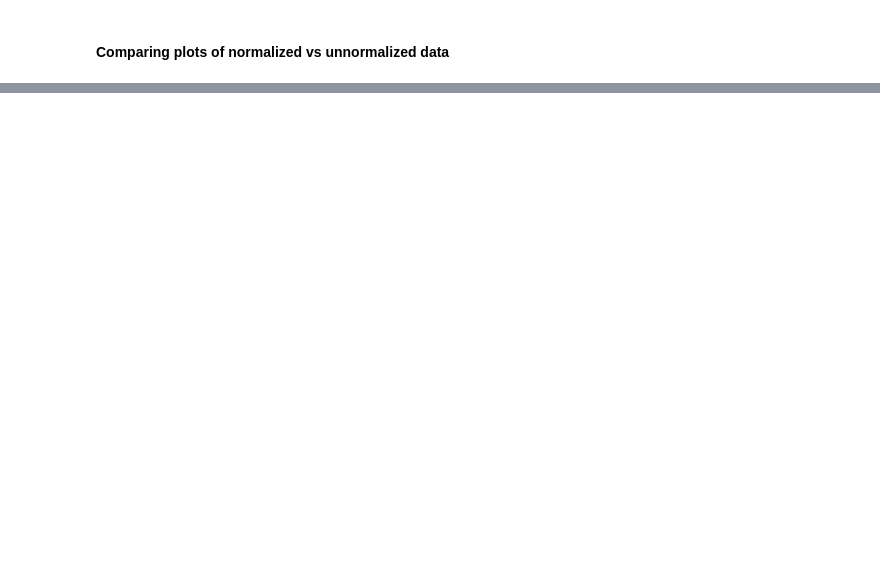
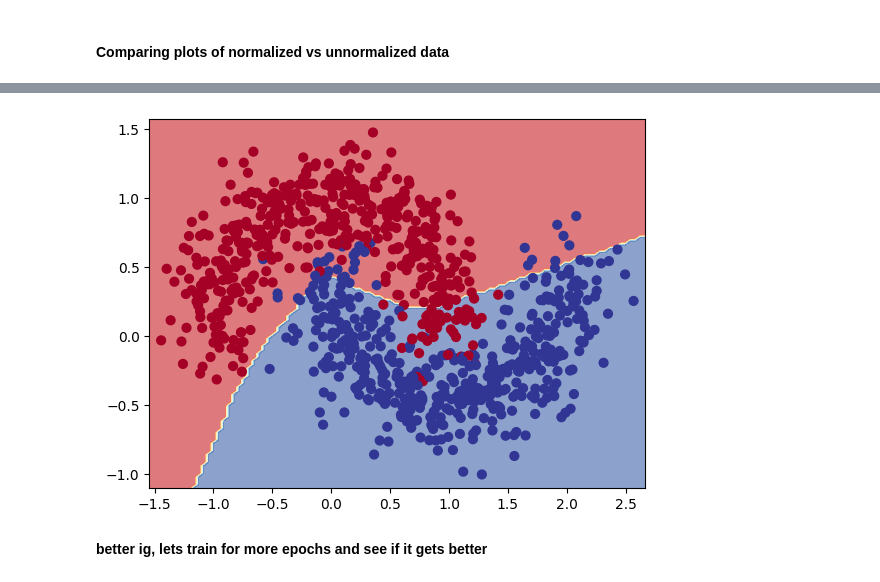
Before and after one commit to divyalaldinani/Deep-Learning-in-TensorFlow, a Jupyter notebook: 03_classification_using_NN_in_tensorflow.ipynb, the cells around one changed output, grey strips where cells are left out. Drawn from its saved outputs; the diff is of its cells as text; code cells hidden in the pictures; blank space fills up the shorter version.

```diff
--- a/03_classification_using_NN_in_tensorflow.ipynb
+++ b/03_classification_using_NN_in_tensorflow.ipynb
@@ -1085,0 +1233,15 @@ plt.show()
+# %%
+tf.random.set_seed(42)
+
+model_2_2 = tf.keras.Sequential([
+    tf.keras.layers.Input(shape=(2,)),
+    tf.keras.layers.Dense(16, activation = 'relu'),
+    tf.keras.layers.Dense(8, activation = 'relu'),
+    tf.keras.layers.Dense(1, activation = 'sigmoid')
+])
+
+model_2_2.compile(loss = 'binary_crossentropy',
+                  optimizer = tf.keras.optimizers.Adam(learning_rate=0.001),
+                  metrics = ['accuracy'])
+
+model_2_2.fit(X_train, y_train, epochs=50, validation_data=(X_test, y_test))
@@ -1085,0 +1267,3 @@ plt.show()
+# %%
+plot_decision_boundary(model_2_2, X, y)
+# %% [output]
@@ -1085,0 +1272,3 @@ plt.show()
+[figure, added]
+# %% [markdown]
+**better ig, lets train for more epochs and see if it gets better**
```
Also changed, not shown: parts of 76 cells of this notebook.
